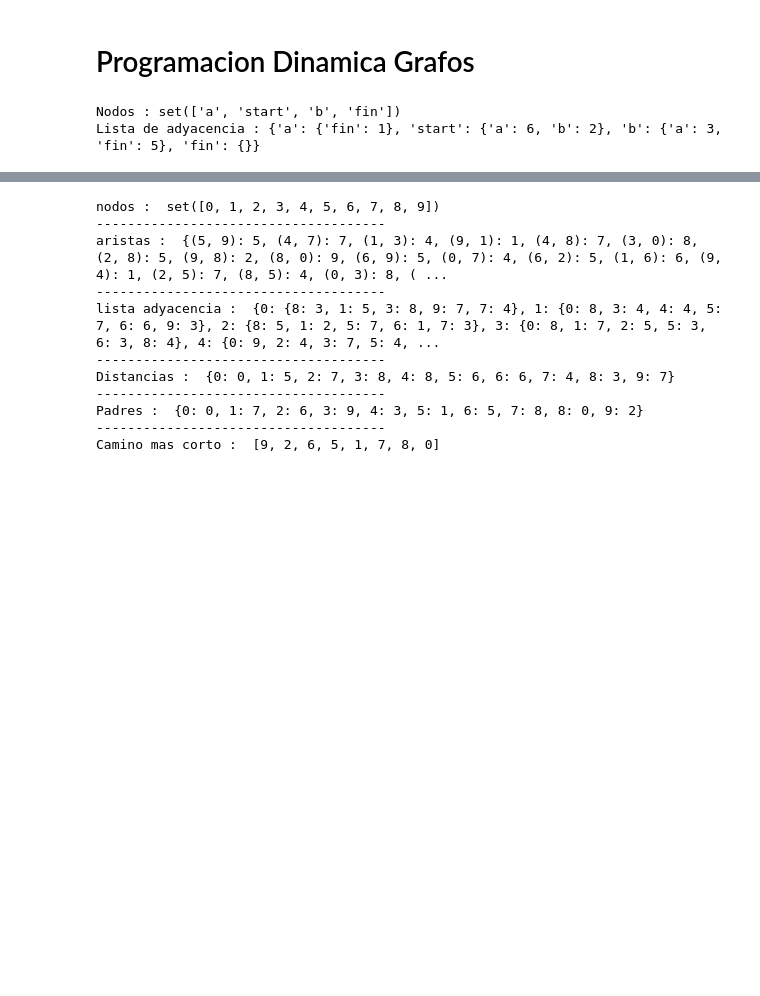
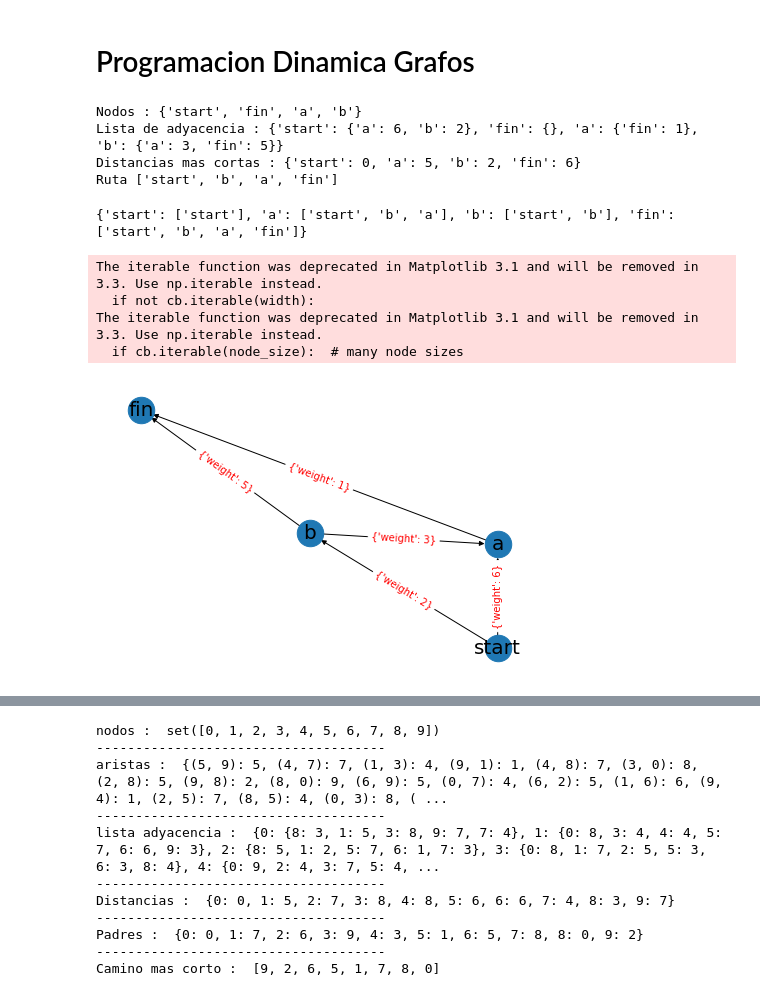
Before and after one commit to sherna90/analisis_algoritmos, a Jupyter notebook: 5.-programacion_dinamica_grafos.ipynb, the cells around one changed output, grey strips where cells are left out. Drawn from its saved outputs; the diff is of its cells as text; code cells hidden in the pictures; blank space fills up the shorter version.

```diff
--- a/5.-programacion_dinamica_grafos.ipynb
+++ b/5.-programacion_dinamica_grafos.ipynb
@@ -62,31 +59,40 @@ E={('start','a'):6,('start','b'):2,('b','a'):3,('a','fin'):1,
 
 G=weighted_graph(E)
 
-print 'Nodos :',G.nodes
-print 'Lista de adyacencia :',G.adjacency_list()
-D,U=Dijkstra(G,'start')
-print 'Distancias mas cortas :', D
+print('Nodos :',G.nodes)
+print('Lista de adyacencia :',G.adjacency_list())
+path,dist=Dijkstra(G,'start')
+print('Distancias mas cortas :', dist)
 
-print shortest_path(U,'start','fin')
+print('Ruta',shortest_path(path,'fin'))
 # %% [output]
-Nodos : set(['a', 'start', 'b', 'fin'])
-Lista de adyacencia : {'a': {'fin': 1}, 'start': {'a': 6, 'b': 2}, 'b': {'a': 3, 'fin': 5}, 'fin': {}}
+Nodos : {'start', 'fin', 'a', 'b'}
+Lista de adyacencia : {'start': {'a': 6, 'b': 2}, 'fin': {}, 'a': {'fin': 1}, 'b': {'a': 3, 'fin': 5}}
+Distancias mas cortas : {'start': 0, 'a': 5, 'b': 2, 'fin': 6}
+Ruta ['start', 'b', 'a', 'fin']
 # %%
 import networkx as nx
 import matplotlib.pyplot as plt
 
 G=nx.DiGraph()
 
-E_nx=[(e[0],e[1],k) for e,k in E.iteritems()]
+E_nx=[(e[0],e[1],k) for e,k in E.items()]
 G.add_weighted_edges_from(E_nx)
-pos=nx.circular_layout(G)
-
+#pos=nx.circular_layout(G)
+pos = nx.spring_layout(G)
 print(nx.single_source_dijkstra_path(G,source='start'))
 
 nx.draw(G,pos, node_size=700)
 nx.draw_networkx_labels(G, pos, font_size=20, font_family='sans-serif')
 nx.draw_networkx_edge_labels(G,pos,font_color='red')
 plt.show()
+# %% [output]
+{'start': ['start'], 'a': ['start', 'b', 'a'], 'b': ['start', 'b'], 'fin': ['start', 'b', 'a', 'fin']}
+The iterable function was deprecated in Matplotlib 3.1 and will be removed in 3.3. Use np.iterable instead.
+  if not cb.iterable(width):
+The iterable function was deprecated in Matplotlib 3.1 and will be removed in 3.3. Use np.iterable instead.
+  if cb.iterable(node_size):  # many node sizes
+[figure, added]
 # %%
 # Ejemplo de "Discrete Mathematics and its Applications". K.H. Rosen 7th Edition. p 713
 
```
Also changed, not shown: parts of 7 cells of this notebook, 1 other file.
